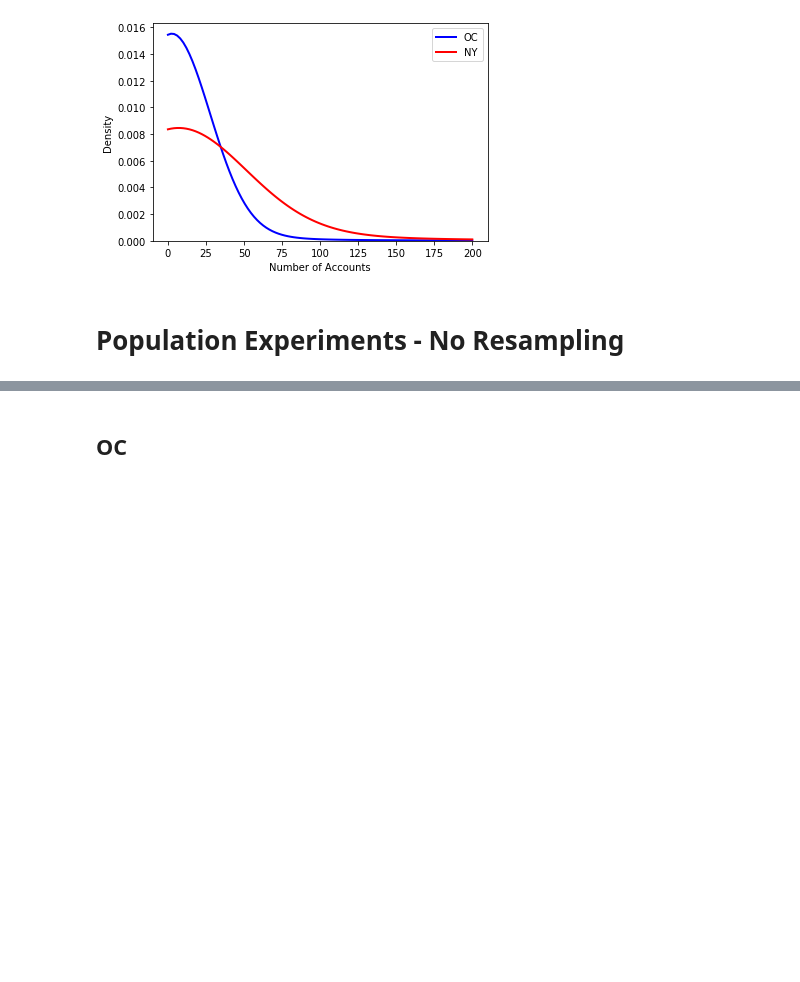
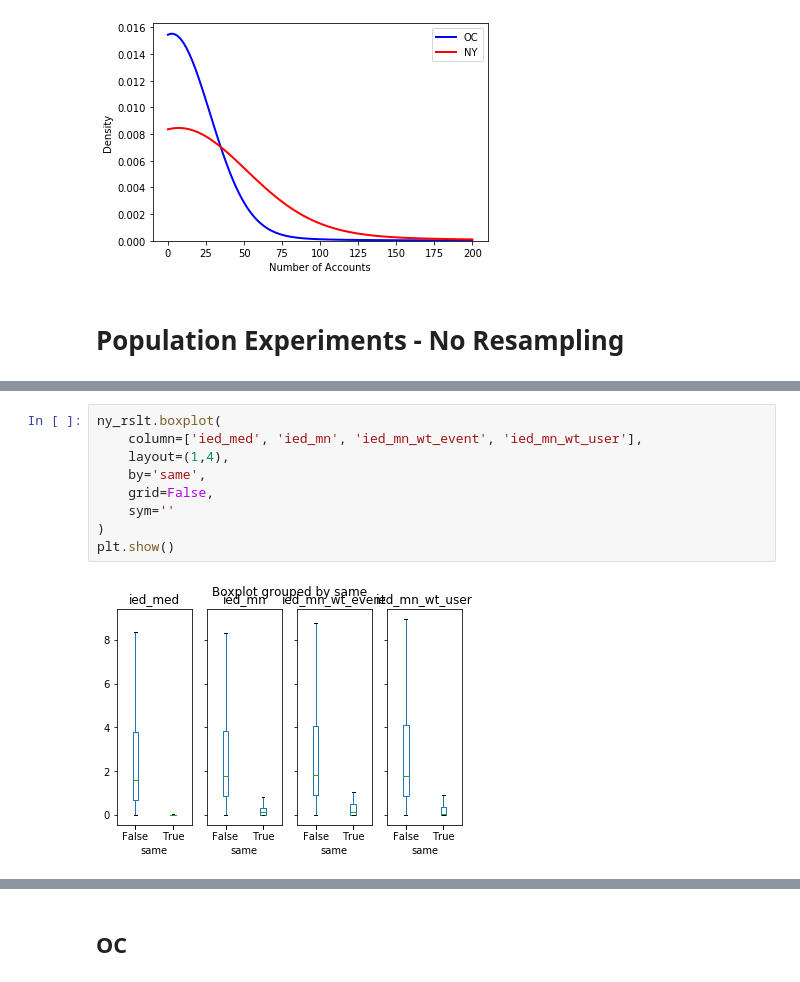
Before and after one commit to galbraic/spatial-assocr, a Jupyter notebook: notebooks/DFRWS_EU_2020.ipynb, the cells around one changed output, grey strips where cells are left out. Saved outputs shown, nothing was run; the diff lists cells and outputs as text; blank space fills up the shorter version.

```diff
--- a/notebooks/DFRWS_EU_2020.ipynb
+++ b/notebooks/DFRWS_EU_2020.ipynb
@@ -441,0 +594,11 @@ def population_scores(mpp):
+# %%
+ny_rslt.boxplot(
+    column=['ied_med', 'ied_mn', 'ied_mn_wt_event', 'ied_mn_wt_user'],
+    layout=(1,4),
+    by='same',
+    grid=False,
+    sym=''
+)
+plt.show()
+# %% [output]
+[figure, added]
```
Also changed, not shown: parts of 56 cells of this notebook, 7 other files.
